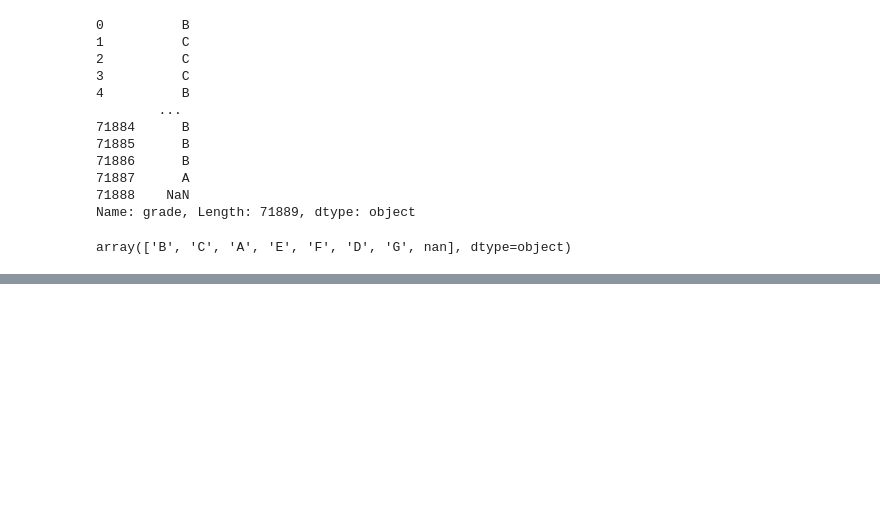
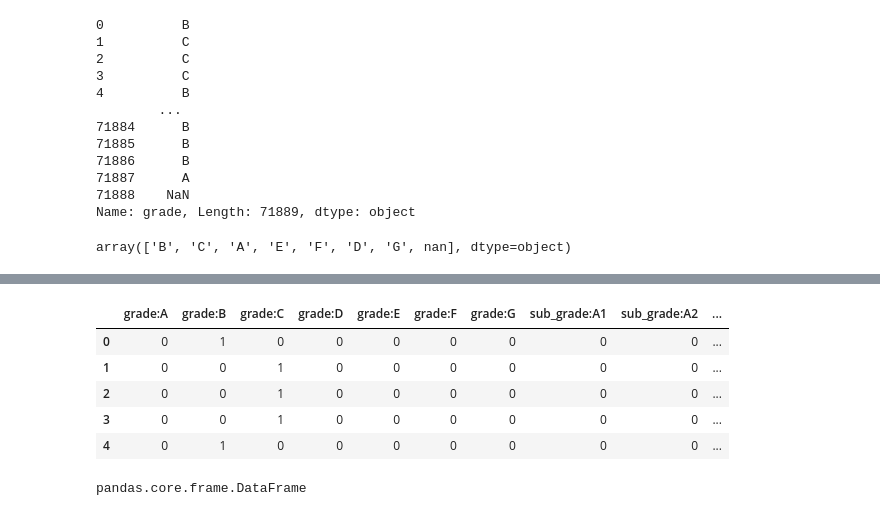
Before and after one commit to mohamed-ssafini/CreditRiskModeling, a Jupyter notebook: PD.ipynb, the cells around one changed output, grey strips where cells are left out. Drawn from its saved outputs; the diff is of its cells as text; code cells hidden in the pictures; blank space fills up the shorter version.

```diff
--- a/PD.ipynb
+++ b/PD.ipynb
@@ -409,0 +483,14 @@ array(['B', 'C', 'A', 'E', 'F', 'D', 'G', nan], dtype=object)
+# %%
+loan_data_dummies.head()
+# %% [output]
+|  | grade:A | grade:B | grade:C | grade:D | grade:E | grade:F | grade:G | sub_grade:A1 | sub_grade:A2 | ... |
+| 0 | 0 | 1 | 0 | 0 | 0 | 0 | 0 | 0 | 0 | ... |
+| 1 | 0 | 0 | 1 | 0 | 0 | 0 | 0 | 0 | 0 | ... |
+| 2 | 0 | 0 | 1 | 0 | 0 | 0 | 0 | 0 | 0 | ... |
+| 3 | 0 | 0 | 1 | 0 | 0 | 0 | 0 | 0 | 0 | ... |
+| 4 | 0 | 1 | 0 | 0 | 0 | 0 | 0 | 0 | 0 | ... |
+# %%
+type(loan_data_dummies)
+# Returns the type of the variable.
+# %% [output]
+pandas.core.frame.DataFrame
```
Also changed, not shown: parts of 35 cells of this notebook.
